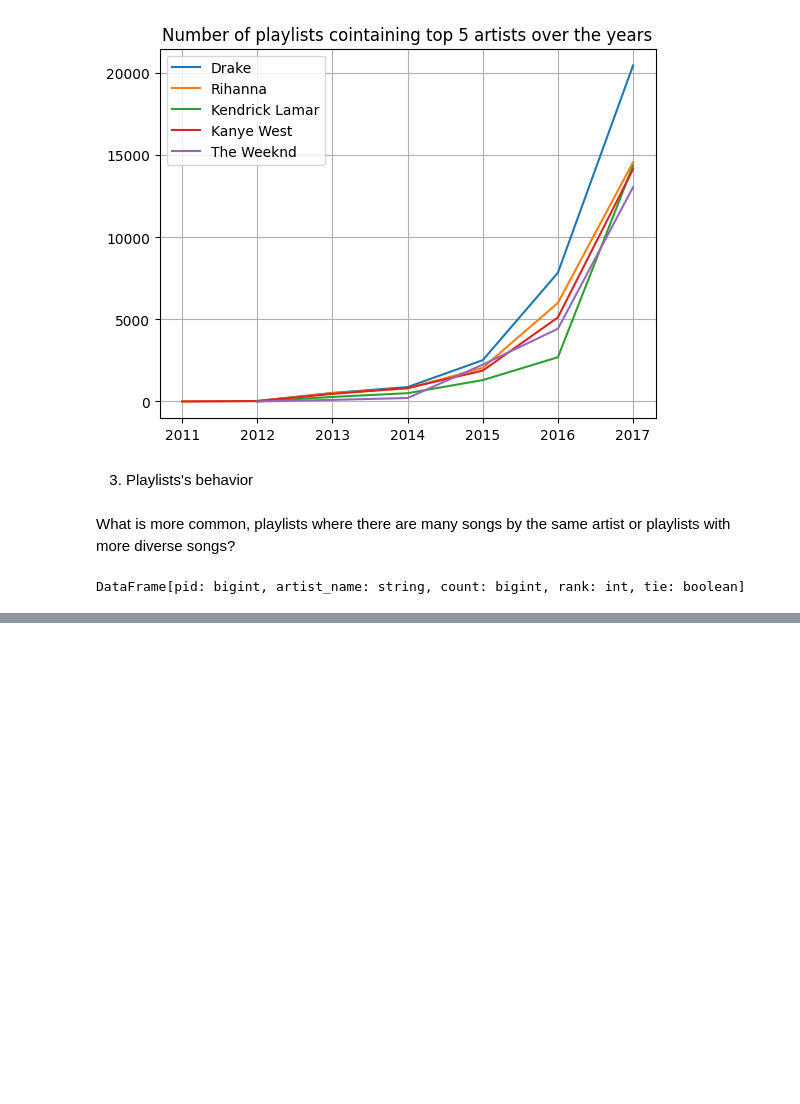
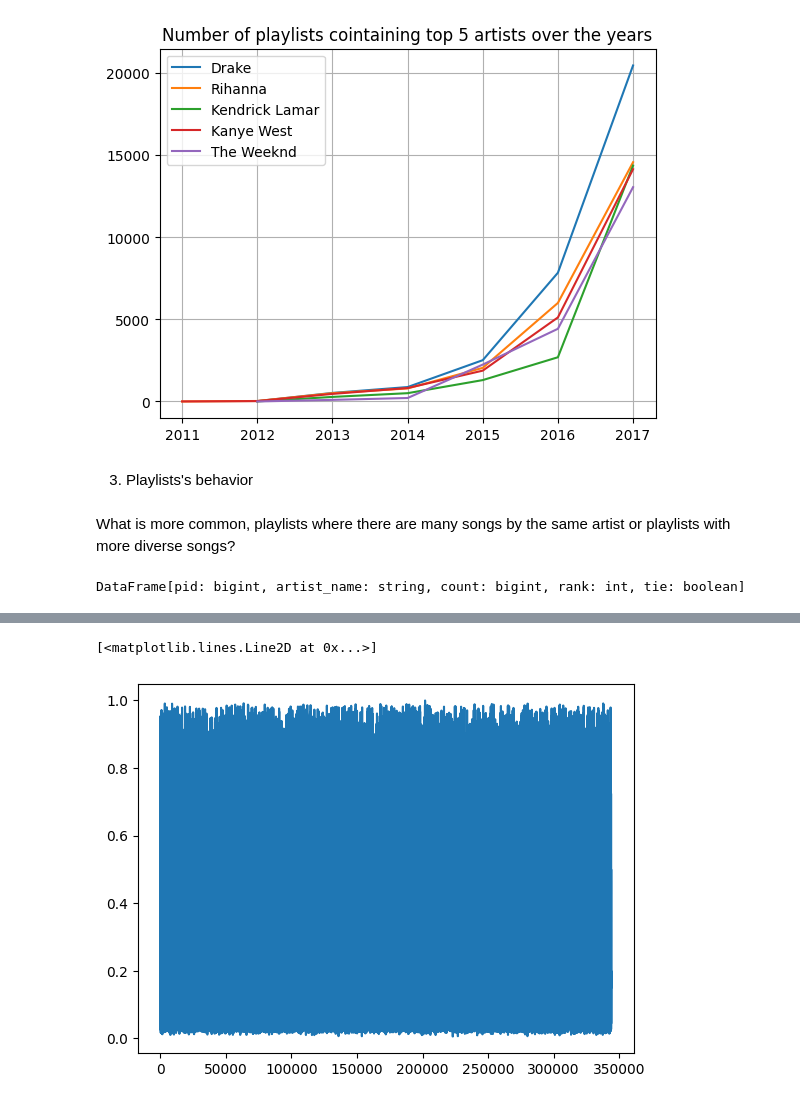
Before and after one commit to danielneiva/tp1-cloud-computing, a Jupyter notebook: spark.ipynb, the cells around one changed output, grey strips where cells are left out. Saved outputs shown, nothing was run; the diff lists cells and outputs as text; code cells hidden in the pictures; blank space fills up the shorter version.

```diff
--- a/spark.ipynb
+++ b/spark.ipynb
@@ -226,0 +244,6 @@ prevalence.show()
+# %%
+prevalence_pd = prevalence.toPandas()
+plt.plot(prevalence_pd['prevalence'])
+# %% [output]
+[<matplotlib.lines.Line2D at 0x...>]
+[figure, added]
```
Also changed, not shown: parts of 2 cells of this notebook.
